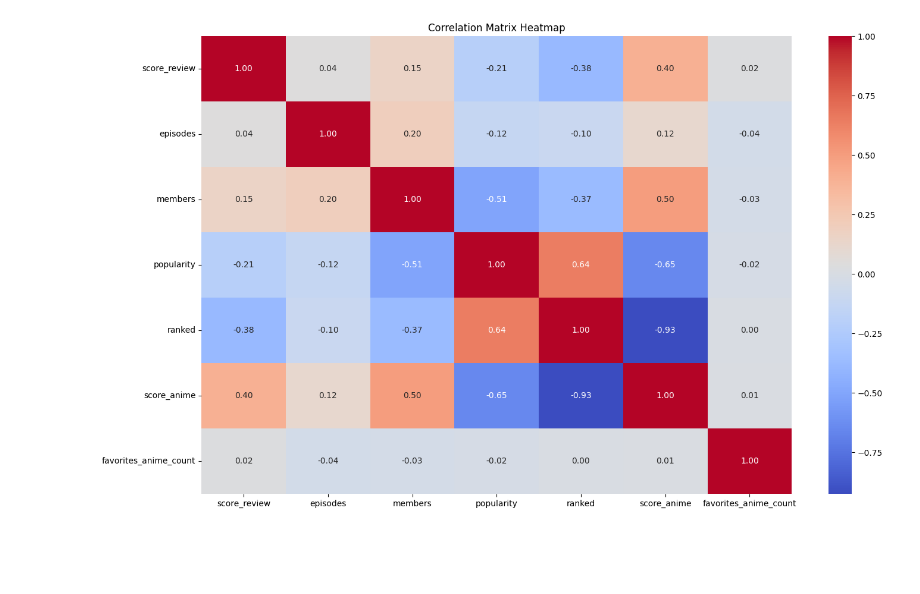
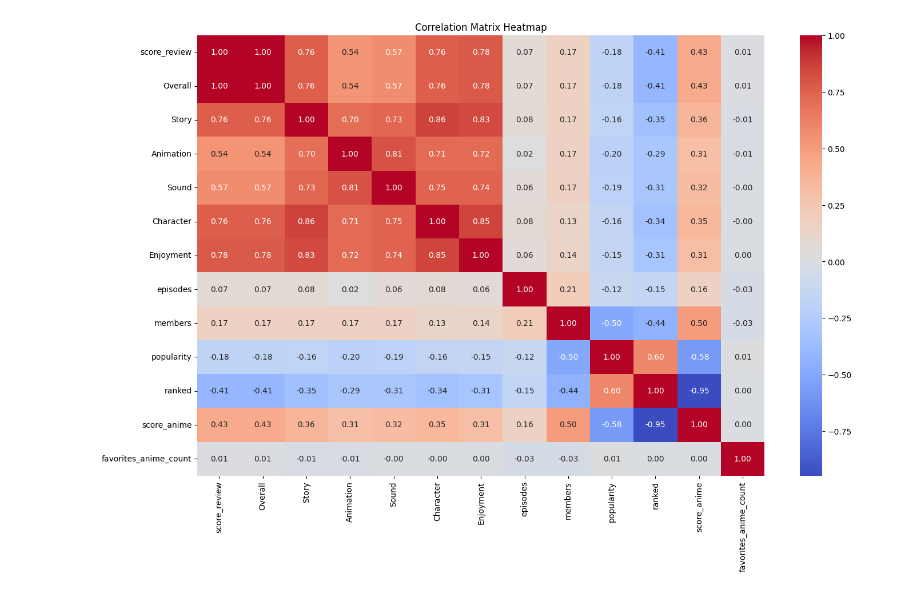
Before and after one commit to tobiasseck/anime-data-analytics-project, a Jupyter notebook: joint-sighting.ipynb, the cells around one changed output. Drawn from its saved outputs; the diff is of its cells as text; code cells hidden in the pictures; blank space fills up the shorter version.

```diff
--- a/joint-sighting.ipynb
+++ b/joint-sighting.ipynb
@@ -8,8 +8,13 @@ import matplotlib.pyplot as plt
 animes_df = pd.read_csv("./data/animes.csv")
 profiles_df = pd.read_csv("./data/profiles.csv")
 reviews_df = pd.read_csv("./data/reviews.csv")
+# %%
+# Cleaning animes
+animes_df = animes_df.drop_duplicates(subset=['uid'], keep='first')
 # %%
 # Cleaning profiles
+profiles_df = profiles_df.drop_duplicates(subset=['profile'], keep='first')
+
 def standardize_birthday(date_str):
     if pd.isnull(date_str) or len(date_str.split()) != 3:
         return pd.NaT
@@ -21,6 +26,8 @@ profiles_df['favorites_anime'] = profiles_df['favorites_anime'].apply(lambda x:
 profiles_df['favorites_anime_count'] = profiles_df['favorites_anime'].apply(len)
 # %%
 # Cleaning reviews
+reviews_df = reviews_df.drop_duplicates(subset=['link'], keep='first')
+
 def clean_review(text):
     text = re.sub(r'^(.*more pics\s*Overall\s*\d+\s*Story\s*\d+\s*Animation\s*\d+\s*Sound\s*\d+\s*Character\s*\d+\s*Enjoyment\s*\d+\s*)', '', text, flags=re.DOTALL)
     text = text.strip()
@@ -163,12 +136,12 @@ full_df
 # %%
-numeric_df = full_df.select_dtypes(include=['float64', 'int64']).drop(columns=['uid_review', 'anime_uid', 'uid_anime'])
+numeric_df = full_df.select_dtypes(include=['float64', 'int64', 'int32']).drop(columns=['uid_review', 'anime_uid', 'uid_anime'])
 
 plt.figure(figsize=(16, 10))
 sns.heatmap(numeric_df.corr(), annot=True, cmap='coolwarm', fmt='.2f')
 plt.title('Correlation Matrix Heatmap')
 plt.show()
 # %% [output]
-[figure, old version]
+[figure, new version]
 # %%
 columns_of_interest = ['Overall', 'Story', 'Animation', 'Sound', 'Character', 'Enjoyment', 'popularity', 'members']
 selected_df = numeric_df[columns_of_interest]
```
Also changed, not shown: parts of 9 cells of this notebook, 3 other files.
